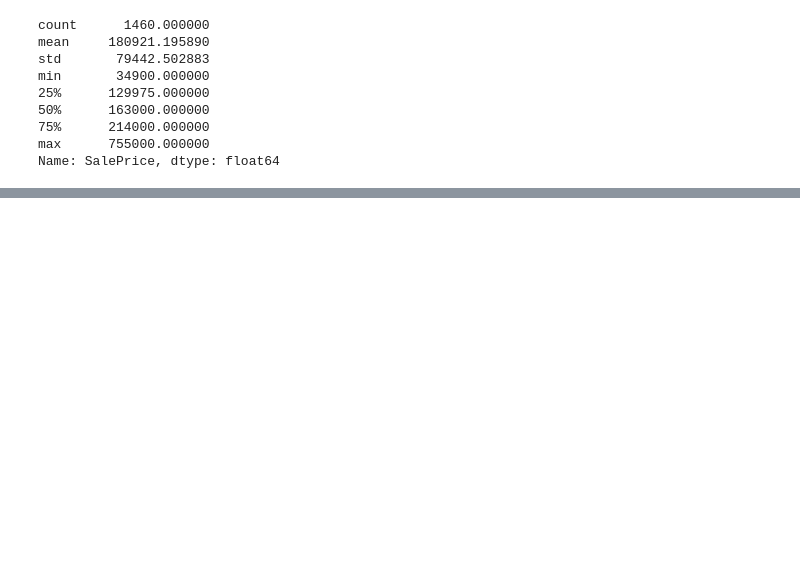
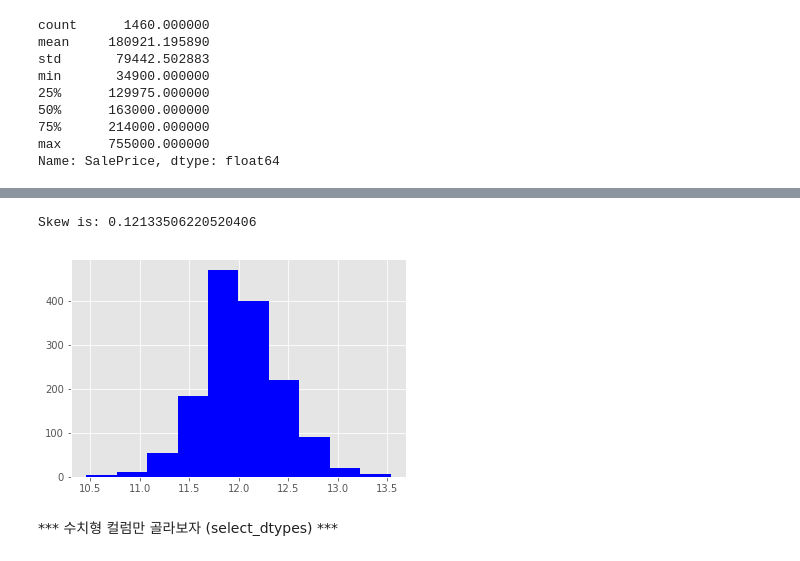
Before and after one commit to yudong80/dastudy, a Jupyter notebook: datalabs/02.house_price/datalab-02.ipynb, the cells around one changed output, grey strips where cells are left out. Cells and saved outputs as stored; diff of their text form; code cells hidden in the pictures; blank space fills up the shorter version.

```diff
--- a/datalabs/02.house_price/datalab-02.ipynb
+++ b/datalabs/02.house_price/datalab-02.ipynb
@@ -67,0 +82,10 @@ Name: SalePrice, dtype: float64
+# %%
+target = np.log(train.SalePrice)
+print ("Skew is:", target.skew())
+plt.hist(target, color='blue')
+plt.show()
+# %% [output]
+Skew is: 0.12133506220520406
+[figure, added]
+# %% [markdown]
+*** 수치형 컬럼만 골라보자 (select_dtypes) ***
```
Also changed, not shown: parts of 18 cells of this notebook.
